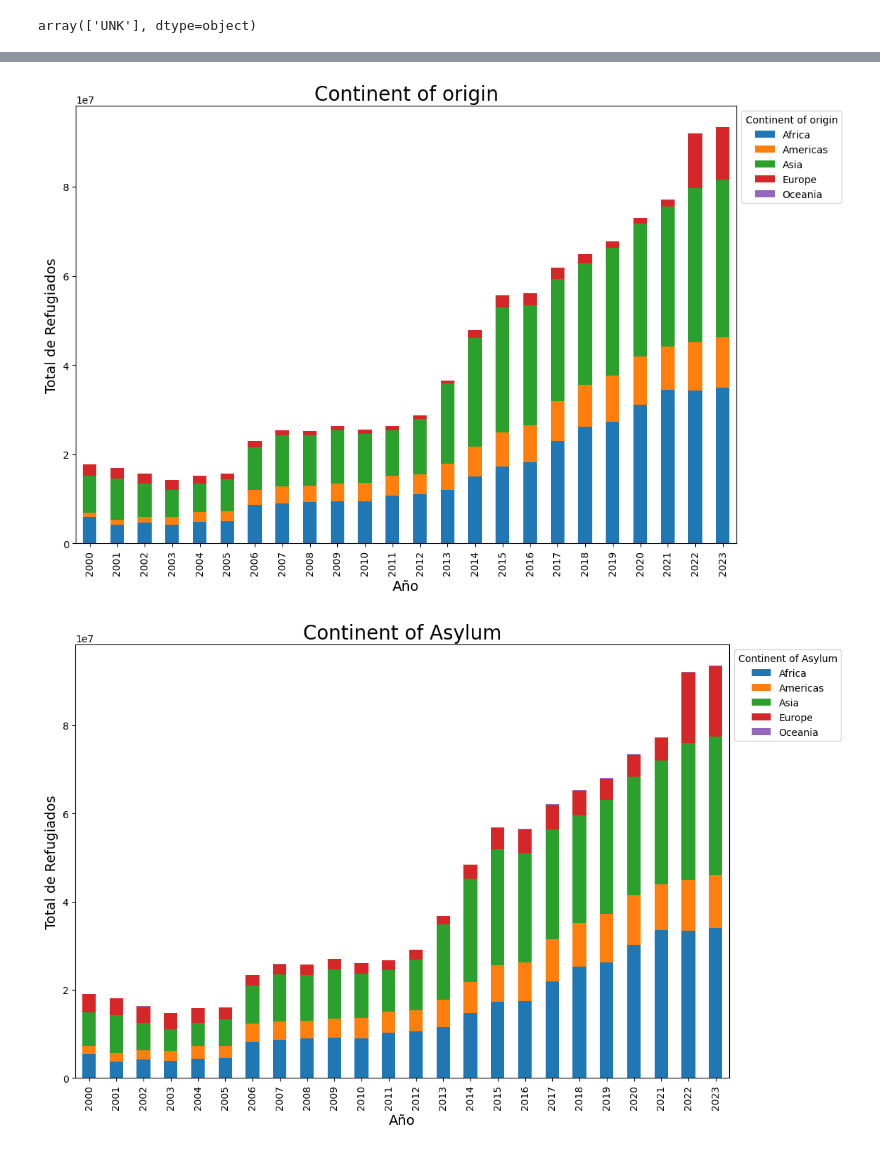
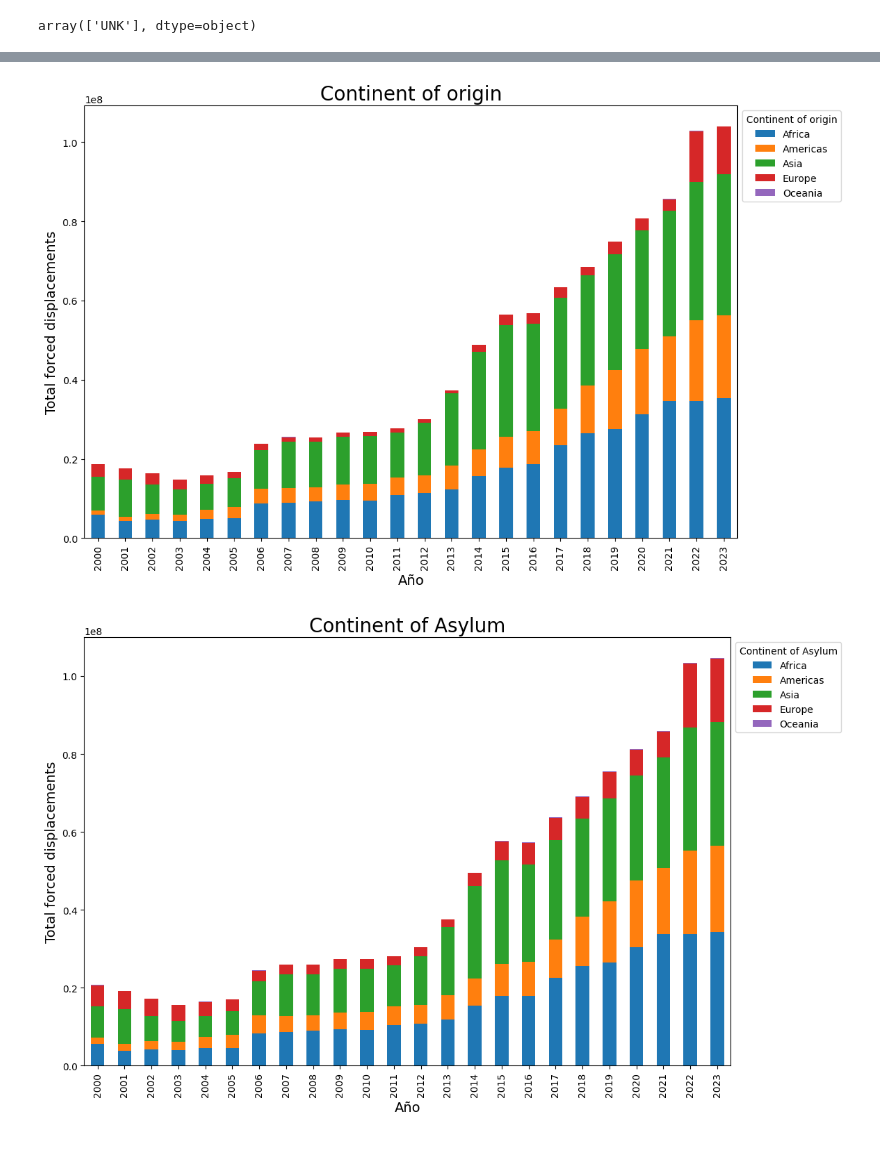
Before and after one commit to IoanaCretuAndrei/Refugee-flow-study, a Jupyter notebook: sucio.ipynb, the cells around one changed output, grey strips where cells are left out. Saved outputs shown, nothing was run; the diff lists cells and outputs as text; code cells hidden in the pictures.

```diff
--- a/sucio.ipynb
+++ b/sucio.ipynb
@@ -118,9 +118,6 @@ array(['-', '10878', '23628', '17000', '14000', '51156', '146559', '311',
        '121', '52982', '42104', '94400', '803', '428214', '127152',
        '39771', '285122', '1171552', '26428', '256265', '36400', '31843',
        '11605', '15602', '25686'], dtype=object)
-# %%
-#reemplazar los valores '-' por np.nan en la columna 'Other people in need of international protection'
-population['Other people in need of international protection'] = population['Other people in need of international protection'].replace('-', np.nan)
 # %%
 population['Other people in need of international protection'].isnull().mean()
 # %% [output]
@@ -128,3 +125,5 @@ population['Other people in need of international protection'].isnull().mean()
-# %%
-#ELimino la columna other people in need of international protection porque tiene muchos valores nulos y no me aporta información.
-population.drop(columns=['Other people in need of international protection', 'Others of concern'], inplace = True)
+# %%
+
+#reemplazar los valores '-' por np.nan en la columna 'Other people in need of international protection'
+population['Other people in need of international protection'] = population['Other people in need of international protection'].replace('-', 0).astype(int)
+population
@@ -157,4 +194,4 @@ Name: Others of concern, Length: 930, dtype: float64
 # %%
 # hacer una nueva columna que sea la suma de los diferentes tipos tipos de refugiados
-population['Total refugees'] = population['Refugees under UNHCR\'s mandate'] + population['Asylum-seekers'] + population['IDPs of concern to UNHCR']
+population['Total forced displacements'] = population['Refugees under UNHCR\'s mandate'] + population['Asylum-seekers'] + population['IDPs of concern to UNHCR']+population['Others of concern']+population['Other people in need of international protection']
 # %%
@@ -277,22 +315,22 @@ plt.show()
 # %%
 population_filtered = population[population['Year'] >= 2000]
-origin_grouped = population_filtered.groupby(['Continent_of_origin', 'Year'])['Total refugees'].sum().reset_index()
-ax = origin_grouped.pivot(index='Year', columns='Continent_of_origin', values='Total refugees').plot(kind='bar', stacked=True, figsize=(12, 8))
+origin_grouped = population_filtered.groupby(['Continent_of_origin', 'Year'])['Total forced displacements'].sum().reset_index()
+ax = origin_grouped.pivot(index='Year', columns='Continent_of_origin', values='Total forced displacements').plot(kind='bar', stacked=True, figsize=(12, 8))
 plt.xlabel('Año', fontsize=14)
-plt.ylabel('Total de Refugiados', fontsize = 14)
+plt.ylabel('Total forced displacements', fontsize = 14)
 plt.title('Continent of origin', fontsize = 20)
 plt.legend(title='Continent of origin', bbox_to_anchor=(1, 1), fontsize = 10)
 plt.show()
 # %% [output]
-[figure, old version]
+[figure, new version]
 # %%
-asylum_grouped = population_filtered.groupby(['Continent_of_Asylum', 'Year'])['Total refugees'].sum().reset_index()
-ax = asylum_grouped.pivot(index='Year', columns='Continent_of_Asylum', values='Total refugees').plot(kind='bar', stacked=True, figsize=(12, 8))
+asylum_grouped = population_filtered.groupby(['Continent_of_Asylum', 'Year'])['Total forced displacements'].sum().reset_index()
+ax = asylum_grouped.pivot(index='Year', columns='Continent_of_Asylum', values='Total forced displacements').plot(kind='bar', stacked=True, figsize=(12, 8))
 plt.xlabel('Año', fontsize=14)
-plt.ylabel('Total de Refugiados', fontsize = 14)
+plt.ylabel('Total forced displacements', fontsize = 14)
 plt.title('Continent of Asylum', fontsize = 20)
 plt.legend(title='Continent of Asylum', bbox_to_anchor=(1, 1), fontsize = 10)
 plt.show()
 # %% [output]
-[figure, old version]
+[figure, new version]
 # %%
```
Also changed, not shown: parts of 23 cells of this notebook.
